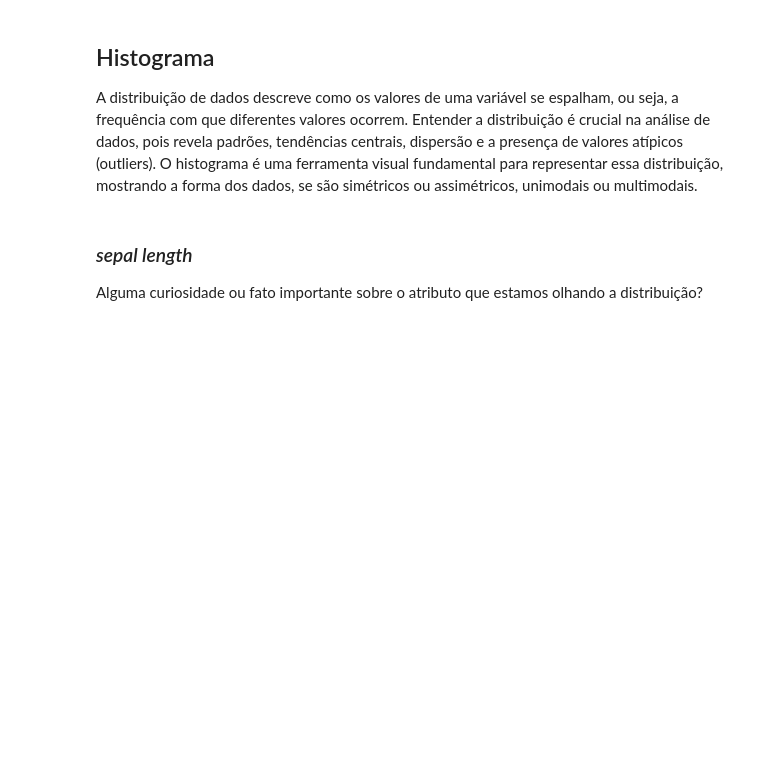
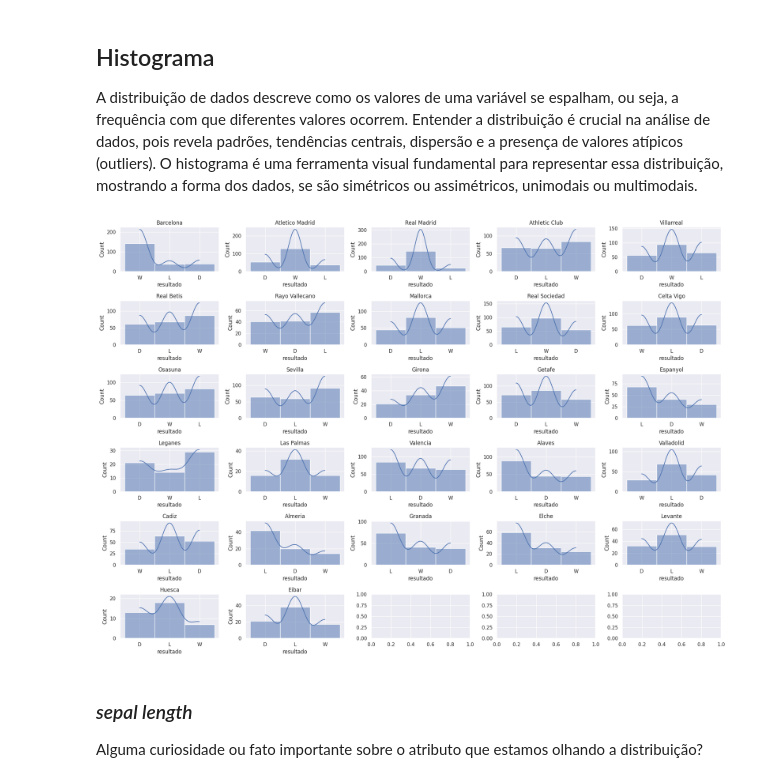
Before and after one commit to guilhermer1/mvp_AnaliseDeDados, a Jupyter notebook: Análise_de_Dados_e_Boas_Práticas-LaLiga.ipynb, the cells around one changed output. Cells and saved outputs as stored; diff of their text form; code cells hidden in the pictures; blank space fills up the shorter version.

```diff
--- a/Análise_de_Dados_e_Boas_Práticas-LaLiga.ipynb
+++ b/Análise_de_Dados_e_Boas_Práticas-LaLiga.ipynb
@@ -355,6 +355,32 @@ Como pudemos observar acima, uma maior ***'posse_de_bola'*** gerou maior quantid
 ## Histograma
 
 A distribuição de dados descreve como os valores de uma variável se espalham, ou seja, a frequência com que diferentes valores ocorrem. Entender a distribuição é crucial na análise de dados, pois revela padrões, tendências centrais, dispersão e a presença de valores atípicos (outliers). O histograma é uma ferramenta visual fundamental para representar essa distribuição, mostrando a forma dos dados, se são simétricos ou assimétricos, unimodais ou multimodais.
+# %%
+# histograma de resultados por clubes
+fig, axes = plt.subplots(6, 5, figsize=(20, 14))
+
+clubes = pd.unique(laliga['clube'])
+
+i = 0
+j = 0
+
+for clube in clubes:
+
+  laligaClube = laliga[laliga['clube'] == clube]
+
+  laligaClube = pd.DataFrame(laligaClube)
+
+  sns.histplot(data=laligaClube, x="resultado", kde=True, ax=axes[i,j], legend=True).set_title(clube)
+
+  plt.tight_layout()
+
+  if j == 4:
+    i = i+1
+    j = 0
+  else:
+    j = j+1
+# %% [output]
+[figure, added]
 # %% [markdown]
 ### *sepal length*
 
```
Also changed, not shown: parts of 1 cell of this notebook.
